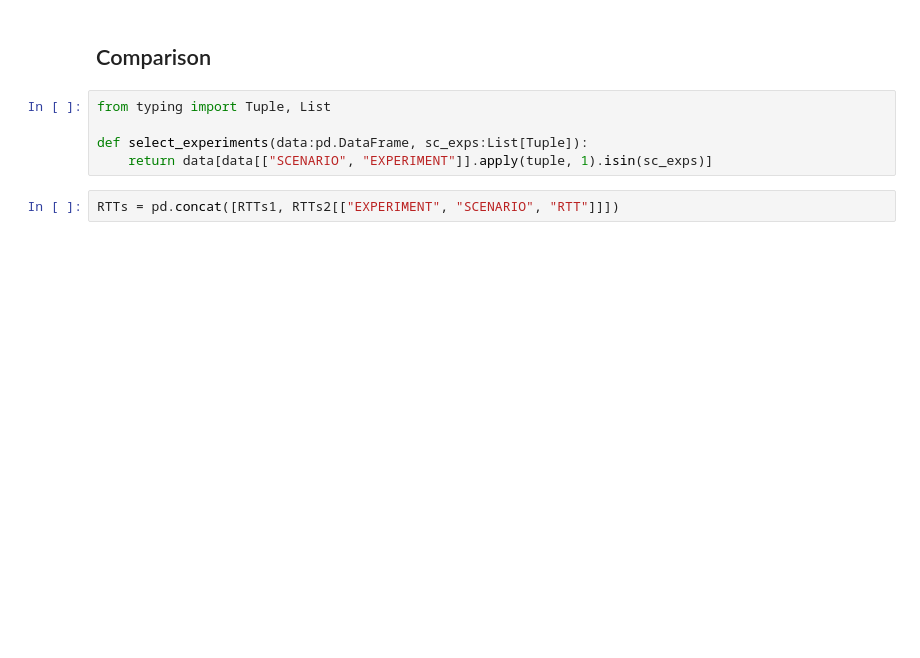
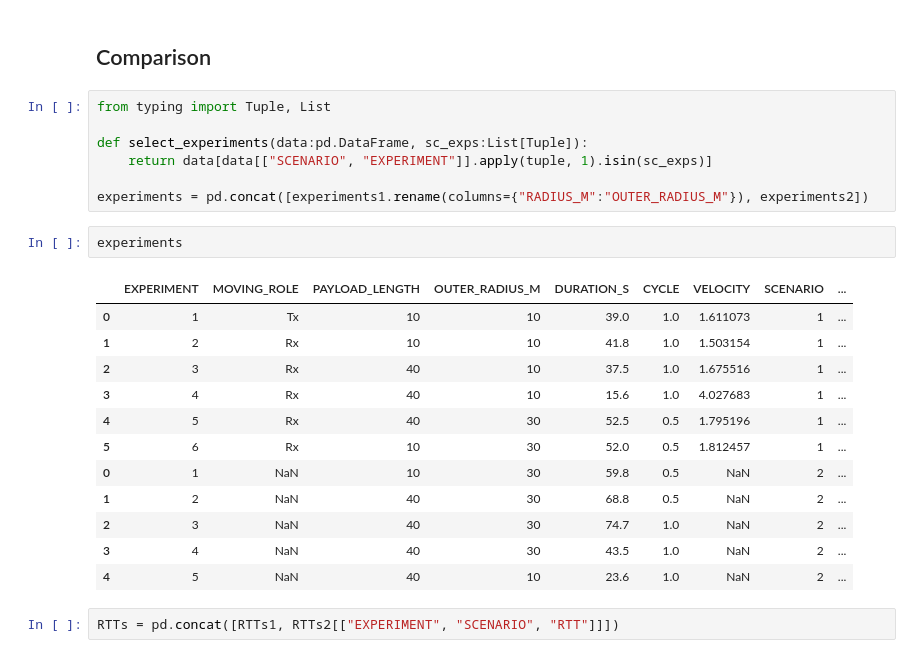
Before and after one commit to NiklasLeukroth/WSN_Assignment, a Jupyter notebook: src/evaluation/comparison_scenarios.ipynb, the cells around one changed output. Cells and saved outputs as stored; diff of their text form; blank space fills up the shorter version.

```diff
--- a/src/evaluation/comparison_scenarios.ipynb
+++ b/src/evaluation/comparison_scenarios.ipynb
@@ -154,6 +154,23 @@ from typing import Tuple, List
 
 def select_experiments(data:pd.DataFrame, sc_exps:List[Tuple]):
     return data[data[["SCENARIO", "EXPERIMENT"]].apply(tuple, 1).isin(sc_exps)]
+
+experiments = pd.concat([experiments1.rename(columns={"RADIUS_M":"OUTER_RADIUS_M"}), experiments2])
+# %%
+experiments
+# %% [output]
+|  | EXPERIMENT | MOVING_ROLE | PAYLOAD_LENGTH | OUTER_RADIUS_M | DURATION_S | CYCLE | VELOCITY | SCENARIO | ... |
+| 0 | 1 | Tx | 10 | 10 | 39.0 | 1.0 | 1.611073 | 1 | ... |
+| 1 | 2 | Rx | 10 | 10 | 41.8 | 1.0 | 1.503154 | 1 | ... |
+| 2 | 3 | Rx | 40 | 10 | 37.5 | 1.0 | 1.675516 | 1 | ... |
+| 3 | 4 | Rx | 40 | 10 | 15.6 | 1.0 | 4.027683 | 1 | ... |
+| 4 | 5 | Rx | 40 | 30 | 52.5 | 0.5 | 1.795196 | 1 | ... |
+| 5 | 6 | Rx | 10 | 30 | 52.0 | 0.5 | 1.812457 | 1 | ... |
+| 0 | 1 | NaN | 10 | 30 | 59.8 | 0.5 | NaN | 2 | ... |
+| 1 | 2 | NaN | 40 | 30 | 68.8 | 0.5 | NaN | 2 | ... |
+| 2 | 3 | NaN | 40 | 30 | 74.7 | 1.0 | NaN | 2 | ... |
+| 3 | 4 | NaN | 40 | 30 | 43.5 | 1.0 | NaN | 2 | ... |
+| 4 | 5 | NaN | 40 | 10 | 23.6 | 1.0 | NaN | 2 | ... |
 # %%
 RTTs = pd.concat([RTTs1, RTTs2[["EXPERIMENT", "SCENARIO", "RTT"]]])
 # %%
```
Also changed, not shown: parts of 2 cells of this notebook, 3 other files.
